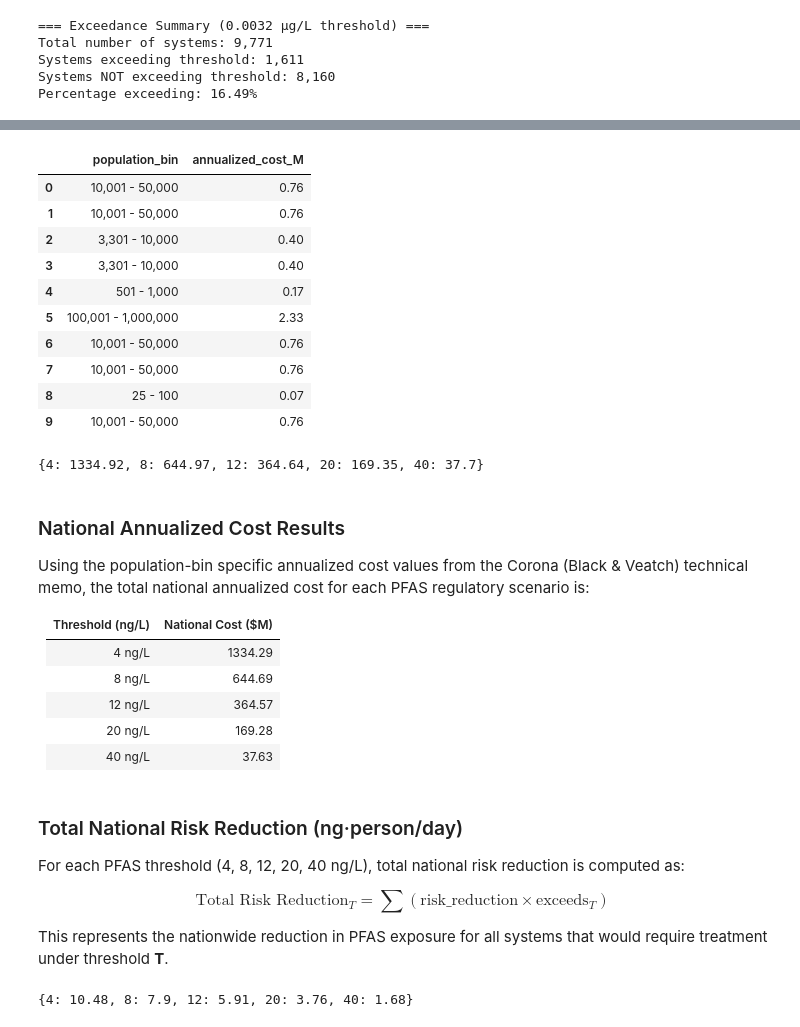
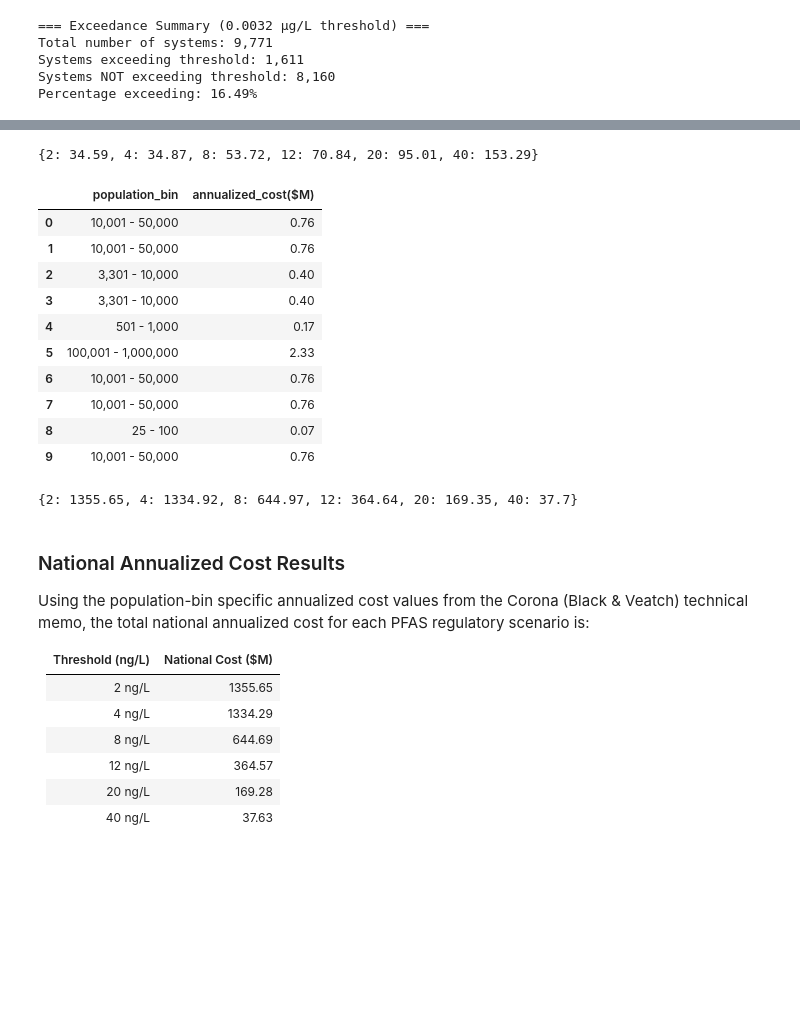
Before and after one commit to brahmee07/Pfas_water_research, a Jupyter notebook: Pfas_cost_risk_analysis.ipynb, the cells around one changed output, grey strips where cells are left out. Drawn from its saved outputs; the diff is of its cells as text; code cells hidden in the pictures; blank space fills up the shorter version.

```diff
--- a/Pfas_cost_risk_analysis.ipynb
+++ b/Pfas_cost_risk_analysis.ipynb
@@ -109,7 +107,7 @@ These columns define which systems would require treatment under different regul
 # create a new column in the df total_pfas adding both the pfas.
 df['total_pfas'] = df['PFOA'] + df['PFOS']
 # %%
-thresholds_ng = [4, 8, 12, 20, 40]
+thresholds_ng = [2,4, 8, 12, 20, 40]
 
 for t in thresholds_ng:
     col_name = f"exceeds_{t}"
@@ -160,3 +150,0 @@ where 109 represents average gallons of water used per person per day, and divid
-# %%
-df['flow_MGD'] = ((df['POPULATION_SERVED_COUNT']*109)/ 1_000_000)
-df[['POPULATION_SERVED_COUNT', 'flow_MGD']].head()
@@ -178,9 +150,0 @@ where **3780** is the unit conversion factor.
-# %%
-df['risk_reduction'] = (
-    df['total_pfas'] *
-    df['flow_MGD'] *
-    3780 /
-    df['POPULATION_SERVED_COUNT']
-)
-
-df[['total_pfas', 'flow_MGD', 'POPULATION_SERVED_COUNT', 'risk_reduction']].sample(20)
@@ -204,0 +166,5 @@ df[['total_pfas', 'flow_MGD', 'POPULATION_SERVED_COUNT', 'risk_reduction']].samp
+# %%
+# Total exposure per system (ng/day)
+df['ng/day_total'] = (df['total_pfas']* #pfas is in ug
+                     2000 * #ug/day per person for 2 L/day
+                     df['POPULATION_SERVED_COUNT'])
@@ -205 +229,16 @@ df[['total_pfas', 'flow_MGD', 'POPULATION_SERVED_COUNT', 'risk_reduction']].samp
+# %%
+# compute the average PFAS exposure per person (ng/day/person) for each threshold
+ng_day_per_person = {}
+
+for t in thresholds_ng:
+    total_ng = pfas_exposure_by_threshold[t]         # total ng/day
+    total_pop = population_by_threshold[t]           # total population
+
+
+    value = (total_ng / total_pop) if total_pop > 0 else 0
+    ng_day_per_person[t] = round(value, 2)
+
+ng_day_per_person
+# %% [output]
+{2: 34.59, 4: 34.87, 8: 53.72, 12: 70.84, 20: 95.01, 40: 153.29}
 # %%
@@ -207,22 +247,22 @@ df['population_bin'] = df['population_bin'].replace({'25 to 100': '25 - 100'})
 # %%
 # mapping population bin with facility annualized cost column of Table 4 in the Corona memo
 
 popbin_cost_map = {
     '25 - 100': 0.07,
     '101 - 500': 0.12,
     '501 - 1,000': 0.17,
     '1,001 - 3,300': 0.25,
     '3,301 - 10,000': 0.40,
     '10,001 - 50,000': 0.76,
     '50,001 - 100,000': 1.29,
     '100,001 - 1,000,000': 2.33,
     '> 1,000,000': 4.76
 }
 
-df['annualized_cost_M'] = df['population_bin'].map(popbin_cost_map)
-df[['population_bin', 'annualized_cost_M']].head(10)
+df['annualized_cost($M)'] = df['population_bin'].map(popbin_cost_map)
+df[['population_bin', 'annualized_cost($M)']].head(10)
 # %% [output]
-|  | population_bin | annualized_cost_M |
+|  | population_bin | annualized_cost($M) |
 | 0 | 10,001 - 50,000 | 0.76 |
 | 1 | 10,001 - 50,000 | 0.76 |
 | 2 | 3,301 - 10,000 | 0.40 |
@@ -234,19 +274,19 @@ df[['population_bin', 'annualized_cost_M']].head(10)
 | 8 | 25 - 100 | 0.07 |
 | 9 | 10,001 - 50,000 | 0.76 |
 # %%
-# sum up  total national treatment costs for each of 4, 8, 12, 20, 40 scenarios
+# sum up  total national treatment costs for each of 2,4, 8, 12, 20, 40 scenarios
 national_treatment_costs = {}
 
 for t in thresholds_ng:
     col = f"exceeds_{t}"
     # For each system: cost * 1 if it exceeds the threshold, else cost * 0.
     # Summing these values gives the total national treatment cost for that threshold.
-    total_cost_M = (df['annualized_cost_M'] * df[col]).sum()
+    total_cost_M = (df['annualized_cost($M)'] * df[col]).sum()
     national_treatment_costs[t] = round(float(total_cost_M), 2)
 
 national_treatment_costs
 # %% [output]
-{4: 1334.92, 8: 644.97, 12: 364.64, 20: 169.35, 40: 37.7}
+{2: 1355.65, 4: 1334.92, 8: 644.97, 12: 364.64, 20: 169.35, 40: 37.7}
 # %% [markdown]
 ### National Annualized Cost Results
 
@@ -255,29 +295,9 @@ technical memo, the total national annualized cost for each PFAS regulatory scen
 
 | Threshold (ng/L) | National Cost ($M) |
 |------------------|--------------------|
+| 2 ng/L           | 1355.65
 | 4 ng/L           | 1334.29            |
 | 8 ng/L           | 644.69             |
 | 12 ng/L          | 364.57             |
 | 20 ng/L          | 169.28             |
 | 40 ng/L          | 37.63              |
-# %% [markdown]
-### Total National Risk Reduction (ng·person/day)
-
-For each PFAS threshold (4, 8, 12, 20, 40 ng/L), total national risk reduction is
-computed as:
-
-$$\text{Total Risk Reduction}_T = \sum (\text{risk\_reduction} \times \text{exceeds}_T)$$
-
-This represents the nationwide reduction in PFAS exposure for all systems that would
-require treatment under threshold **T**.
-# %%
-national_risk = {}
-
-for t in thresholds_ng:
-    col = f"exceeds_{t}"
-    total_risk = (df['risk_reduction'] * df[col]).sum()
-    national_risk[t] = round(float(total_risk), 2)
-
-national_risk
-# %% [output]
-{4: 10.48, 8: 7.9, 12: 5.91, 20: 3.76, 40: 1.68}
```
Also changed, not shown: parts of 38 cells of this notebook.
